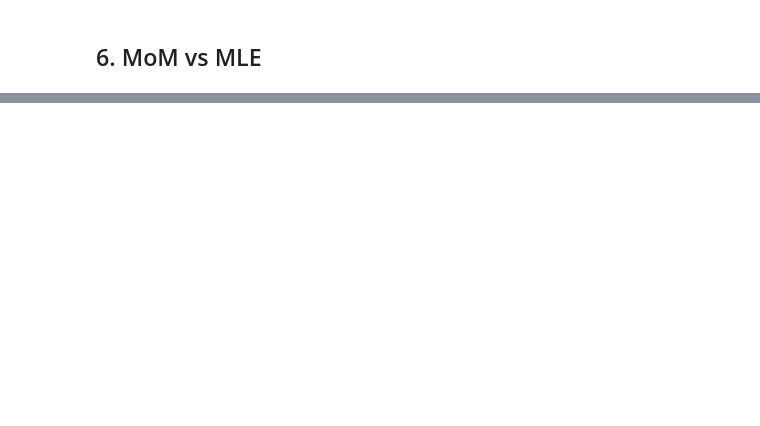
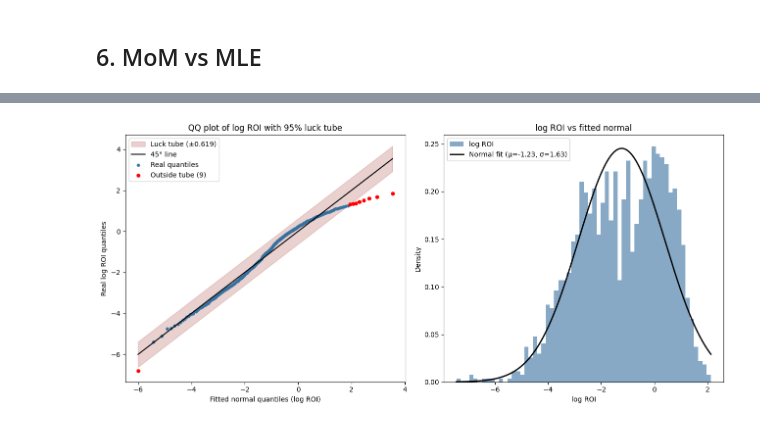
Before and after one commit to Chaos0Speed/IndianMovies, a Jupyter notebook: 3.DistributionFitting.ipynb, the cells around one changed output, grey strips where cells are left out. Cells and saved outputs as stored; diff of their text form; code cells hidden in the pictures; blank space fills up the shorter version.

```diff
--- a/3.DistributionFitting.ipynb
+++ b/3.DistributionFitting.ipynb
@@ -247,7 +237,0 @@ observed chi2 = 135.5 | simulation-based chi2 p = 0.0024937655860349127
-# %%
-boots = np.array([stats.lognorm.fit(stats.lognorm.rvs(*params, size=len(rev), random_state=rng),
-                                    floc=0) for _ in range(2_000)])
-ci = np.percentile(boots, [2.5, 97.5], axis=0)
-
-print("95% CI  s:", ci[:, 0].round(3), "  scale:", ci[:, 2].round(0))
-print("SE(s) from simulation:", round(boots[:, 0].std(ddof=1), 4))
@@ -259,9 +237,0 @@ SE(s) from simulation: 0.0514
-# %%
-print('B (resamples) |  SE(s)  | 95% CI of s')
-for B in [500, 1000, 3000, 10000]:
-    bs = np.array([stats.lognorm.fit(stats.lognorm.rvs(*params, size=len(rev), random_state=rng),
-                                     floc=0) for _ in range(B)])
-    s_b = bs[:, 0]
-    lo, hi = np.percentile(s_b, [2.5, 97.5])
-    print(f'{B:12d} | {s_b.std(ddof=1):.4f} | [{lo:.3f}, {hi:.3f}]')
-print('the full-data MLE s =', round(params[0], 4), ' never moves — resamples only re-measure it')
@@ -291,0 +238,67 @@ the full-data MLE s = 2.9503  never moves — resamples only re-measure it
+# %%
+import os
+os.makedirs("histograms", exist_ok=True)
+log_roi = sorted(math.log(float(x)) for x in df["ROI"].dropna() if x > 0)
+mu_q = statistics.mean(log_roi)
+sigma_q = statistics.pstdev(log_roi)
+n_points = 300
+n_sims = 400
+n_fake = 1698
+probs = [(i + 0.5) / n_points for i in range(n_points)]
+theo = [float(stats.norm.ppf(p, mu_q, sigma_q)) for p in probs]
+def sample_quantiles(sorted_vals, ps):
+    """Linear-interpolated quantiles of an already sorted list."""
+    last = len(sorted_vals) - 1
+    out = []
+    for p in ps:
+        pos = p * last
+        lo = int(pos)
+        hi = min(lo + 1, last)
+        out.append(sorted_vals[lo] + (pos - lo) * (sorted_vals[hi] - sorted_vals[lo]))
+    return out
+real_q = sample_quantiles(log_roi, probs)
+random.seed(215)
+bends = []
+for _ in range(n_sims):
+    fake = sorted(random.gauss(mu_q, sigma_q) for _ in range(n_fake))
+    fq = sample_quantiles(fake, probs)
+    bends.append(max(abs(a - b) for a, b in zip(fq, theo)))
+tube = sample_quantiles(sorted(bends), [0.95])[0]
+outside = [abs(r - t) > tube for r, t in zip(real_q, theo)]
+n_out = sum(outside)
+m_grid = 400
+lo_x, hi_x = min(log_roi), max(log_roi)
+xl = [lo_x + (hi_x - lo_x) * i / (m_grid - 1) for i in range(m_grid)]
+nl_pdf = [float(v) for v in stats.norm.pdf(xl, mu_q, sigma_q)]
+fig, axes = plt.subplots(1, 2, figsize=(13, 6))
+ax = axes[0]
+ax.fill_between(theo, [t - tube for t in theo], [t + tube for t in theo],
+                color="#aa4a44", alpha=0.25, label=f"Luck tube (±{tube:.3f})")
+lo_, hi_ = min(theo), max(theo)
+ax.plot([lo_, hi_], [lo_, hi_], color="black", lw=1.5, label="45° line")
+ax.scatter([t for t, o in zip(theo, outside) if not o],
+           [r for r, o in zip(real_q, outside) if not o],
+           s=14, color="#3771a0", label="Real quantiles")
+if n_out:
+    ax.scatter([t for t, o in zip(theo, outside) if o],
+               [r for r, o in zip(real_q, outside) if o],
+               s=22, color="red", label=f"Outside tube ({n_out})")
+ax.set_xlabel("Fitted normal quantiles (log ROI)")
+ax.set_ylabel("Real log ROI quantiles")
+ax.set_title("QQ plot of log ROI with 95% luck tube")
+ax.legend()
+ax2 = axes[1]
+ax2.hist(log_roi, bins=60, density=True, color="#3771a0", alpha=0.6, label="log ROI")
+ax2.plot(xl, nl_pdf, color="black", lw=2, label=f"Normal fit (μ={mu_q:.2f}, σ={sigma_q:.2f})")
+ax2.set_xlabel("log ROI")
+ax2.set_ylabel("Density")
+ax2.set_title("log ROI vs fitted normal")
+ax2.legend()
+plt.tight_layout()
+plt.savefig("histograms/luck_tube_qq_roi.png", dpi=150)
+plt.show()
+print(f"Real films with ROI > 0: {len(log_roi)}; fitted normal: mu = {mu_q:.4f}, sigma = {sigma_q:.4f}")
+print(f"Luck tube half-width (95th percentile of max bends over {n_sims} fake industries): {tube:.4f}")
+print(f"Real points outside the tube: {n_out} of {n_points}")
+# %% [output]
+[figure, added]
```
Also changed, not shown: parts of 41 cells of this notebook.
